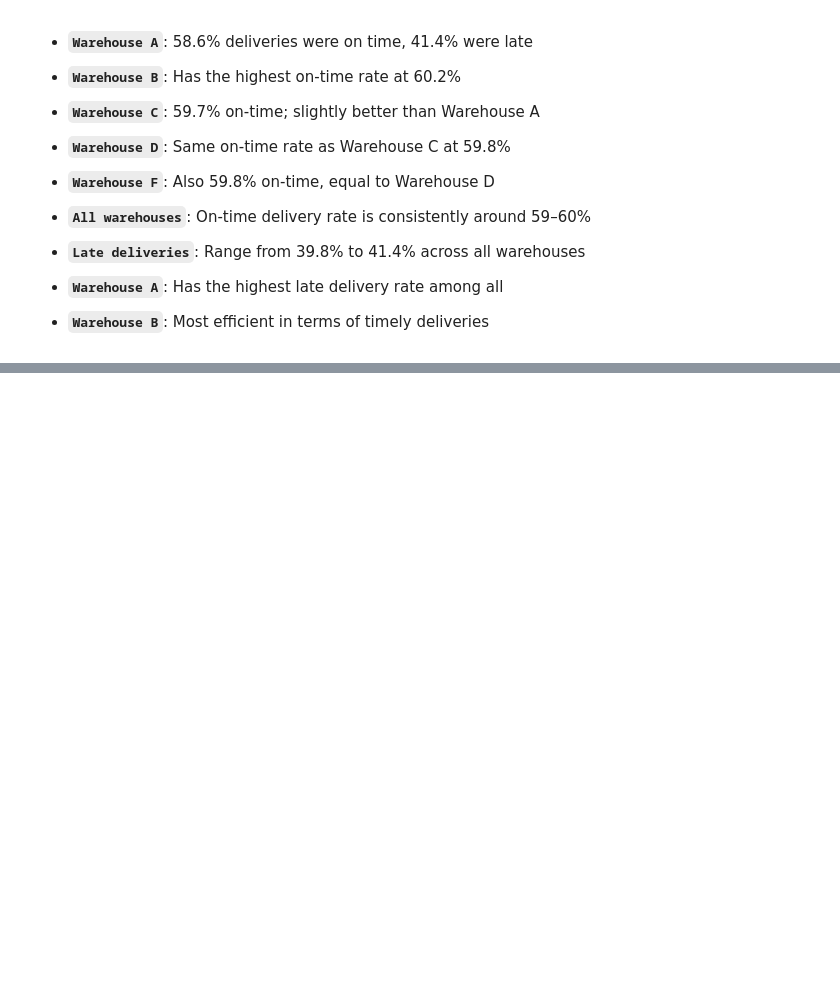
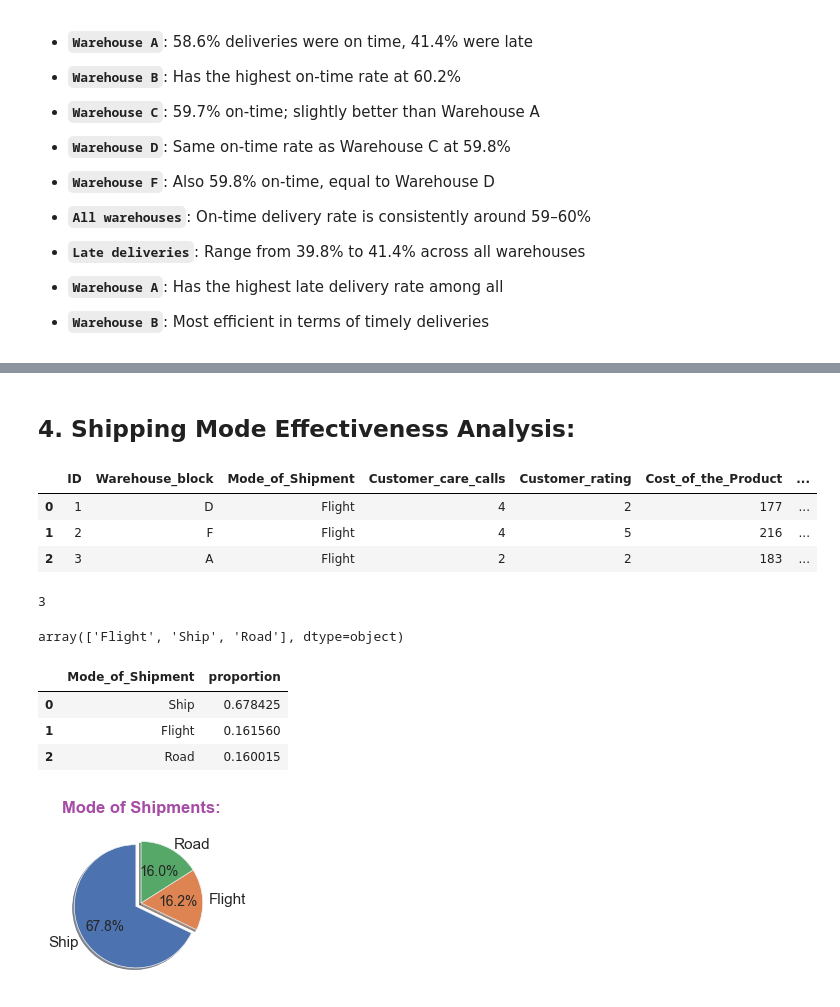
Before and after one commit to rajesh-coventry/Projects, a Jupyter notebook: 02_Data_Visuallization/05_E-Commerce_Shipping/01_delivery_performance_optimization.ipynb, the cells around one changed output, grey strips where cells are left out. Drawn from its saved outputs; the diff is of its cells as text; code cells hidden in the pictures; blank space fills up the shorter version.

```diff
--- a/02_Data_Visuallization/05_E-Commerce_Shipping/01_delivery_performance_optimization.ipynb
+++ b/02_Data_Visuallization/05_E-Commerce_Shipping/01_delivery_performance_optimization.ipynb
@@ -395,0 +498,34 @@ plt.show()
+# %% [markdown]
+## **4. Shipping Mode Effectiveness Analysis:**
+# %%
+data.head(3)
+# %% [output]
+|  | ID | Warehouse_block | Mode_of_Shipment | Customer_care_calls | Customer_rating | Cost_of_the_Product | ... |
+| 0 | 1 | D | Flight | 4 | 2 | 177 | ... |
+| 1 | 2 | F | Flight | 4 | 5 | 216 | ... |
+| 2 | 3 | A | Flight | 2 | 2 | 183 | ... |
+# %%
+data["Mode_of_Shipment"].nunique()
+# %% [output]
+3
+# %%
+data["Mode_of_Shipment"].unique()
+# %% [output]
+array(['Flight', 'Ship', 'Road'], dtype=object)
+# %%
+prop_of_mode_of_ship= data["Mode_of_Shipment"].value_counts(normalize=True).reset_index(name= "proportion")
+prop_of_mode_of_ship
+# %% [output]
+|  | Mode_of_Shipment | proportion |
+| 0 | Ship | 0.678425 |
+| 1 | Flight | 0.161560 |
+| 2 | Road | 0.160015 |
+# %%
+plt.figure(figsize=(2, 2))
+# set theme for matplotlib plot using matplotlib
+plt.style.use("ggplot")
+plt.pie(x= prop_of_mode_of_ship["proportion"], labels= prop_of_mode_of_ship["Mode_of_Shipment"], autopct= "%1.1f%%", shadow= True, startangle= 90, explode= (0.1, 0, 0), colors= sns.color_palette("deep"))
+plt.title("Mode of Shipments:", fontsize= 12, fontweight= "bold", color= "purple", pad= 10, alpha= 0.7)
+plt.show()
+# %% [output]
+[figure, added]
```
Also changed, not shown: parts of 78 cells of this notebook, 1 other file.
